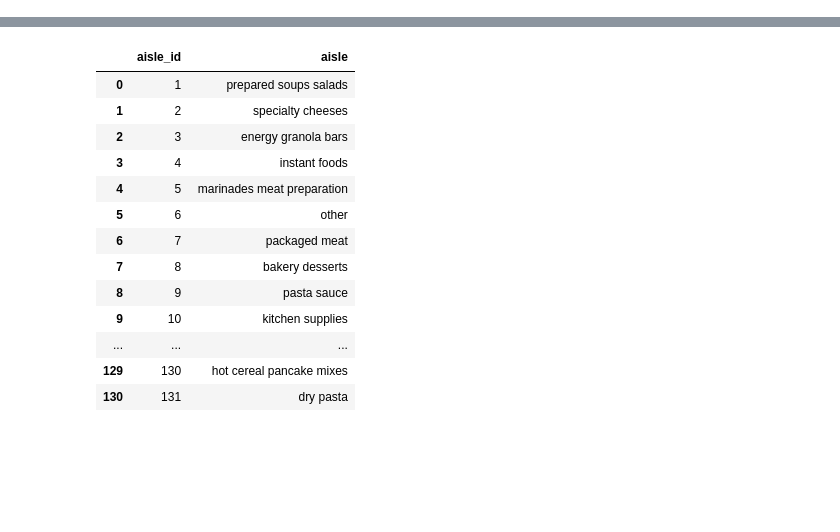
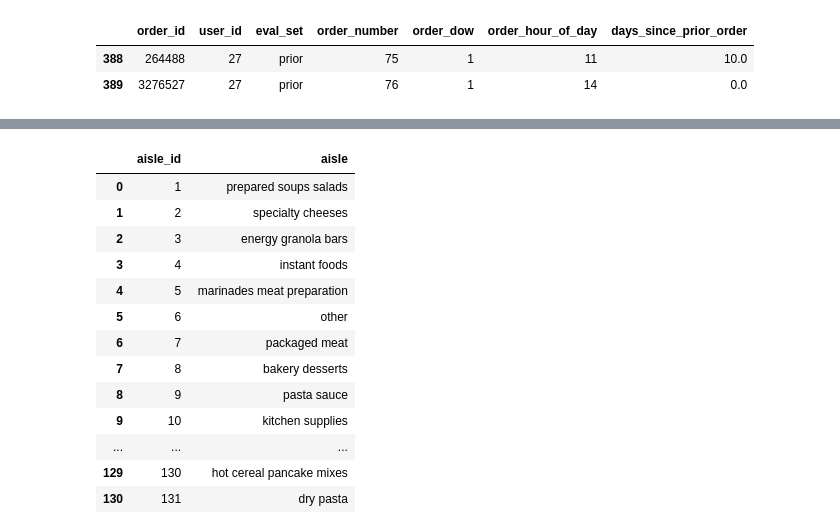
Before and after one commit to AstaTus/Instacar_-Market_Basket_Analysis, a Jupyter notebook: EDA/CommonEDA.ipynb, the cells around one changed output, grey strips where cells are left out. Saved outputs shown, nothing was run; the diff lists cells and outputs as text; code cells hidden in the pictures; blank space fills up the shorter version.

```diff
--- a/EDA/CommonEDA.ipynb
+++ b/EDA/CommonEDA.ipynb
@@ -15,0 +60,6 @@ products_df = pd.read_csv('../data/original/products.csv')
+# %%
+orders_df.loc[388:389]
+# %% [output]
+|  | order_id | user_id | eval_set | order_number | order_dow | order_hour_of_day | days_since_prior_order |
+| 388 | 264488 | 27 | prior | 75 | 1 | 11 | 10.0 |
+| 389 | 3276527 | 27 | prior | 76 | 1 | 14 | 0.0 |
```
Also changed, not shown: parts of 14 cells of this notebook, 1 other file.
